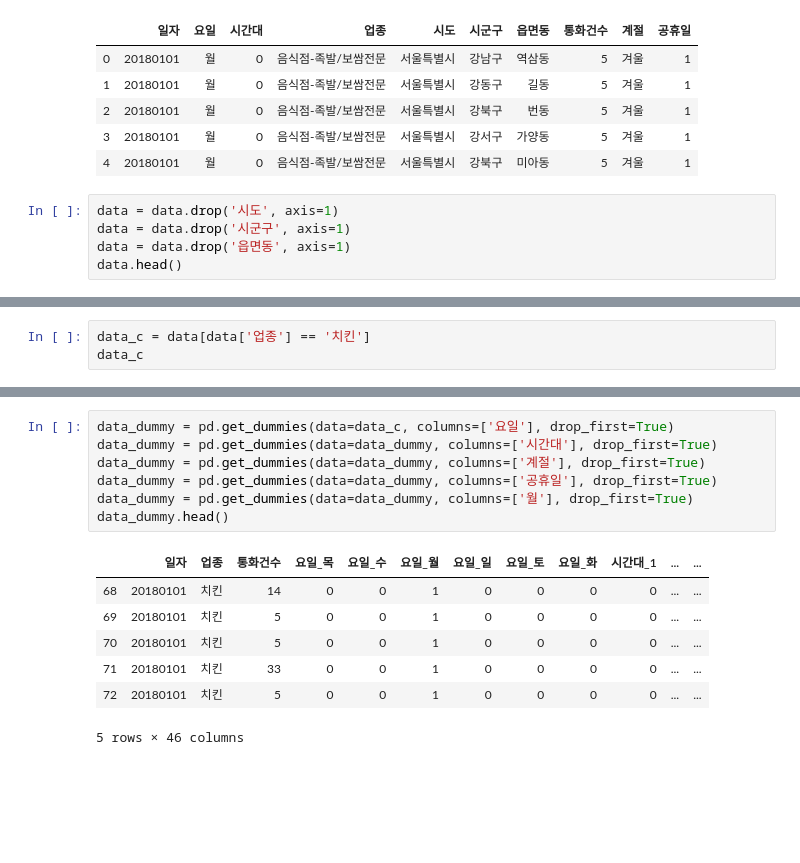
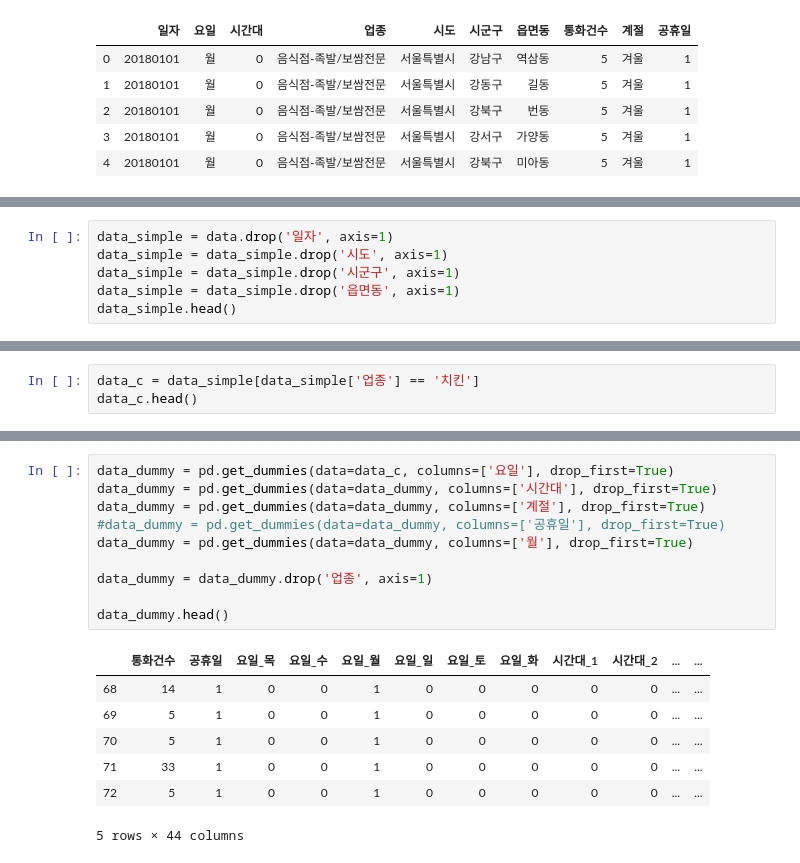
Before and after one commit to StarJins/python_regression, a Jupyter notebook: data 처리.ipynb, the cells around one changed output, grey strips where cells are left out. Cells and saved outputs as stored; diff of their text form; blank space fills up the shorter version.

```diff
--- a/data 처리.ipynb
+++ b/data 처리.ipynb
@@ -87,8 +82,3 @@ data.head()
 | 2 | 20180101 | 월 | 0 | 음식점-족발/보쌈전문 | 서울특별시 | 강북구 | 번동 | 5 | 겨울 | 1 |
 | 3 | 20180101 | 월 | 0 | 음식점-족발/보쌈전문 | 서울특별시 | 강서구 | 가양동 | 5 | 겨울 | 1 |
 | 4 | 20180101 | 월 | 0 | 음식점-족발/보쌈전문 | 서울특별시 | 강북구 | 미아동 | 5 | 겨울 | 1 |
-# %%
-data = data.drop('시도', axis=1)
-data = data.drop('시군구', axis=1)
-data = data.drop('읍면동', axis=1)
-data.head()
@@ -120,0 +104,6 @@ data.head()
+# %%
+data_simple = data.drop('일자', axis=1)
+data_simple = data_simple.drop('시도', axis=1)
+data_simple = data_simple.drop('시군구', axis=1)
+data_simple = data_simple.drop('읍면동', axis=1)
+data_simple.head()
@@ -121,4 +117,4 @@ data.head()
 # %%
-data_c = data[data['업종'] == '치킨']
-data_c
+data_c = data_simple[data_simple['업종'] == '치킨']
+data_c.head()
 # %% [output]
@@ -138,15 +156,18 @@ data_c
 # %%
 data_dummy = pd.get_dummies(data=data_c, columns=['요일'], drop_first=True)
 data_dummy = pd.get_dummies(data=data_dummy, columns=['시간대'], drop_first=True)
 data_dummy = pd.get_dummies(data=data_dummy, columns=['계절'], drop_first=True)
-data_dummy = pd.get_dummies(data=data_dummy, columns=['공휴일'], drop_first=True)
+#data_dummy = pd.get_dummies(data=data_dummy, columns=['공휴일'], drop_first=True)
 data_dummy = pd.get_dummies(data=data_dummy, columns=['월'], drop_first=True)
+
+data_dummy = data_dummy.drop('업종', axis=1)
+
 data_dummy.head()
 # %% [output]
-|  | 일자 | 업종 | 통화건수 | 요일_목 | 요일_수 | 요일_월 | 요일_일 | 요일_토 | 요일_화 | 시간대_1 | ... | ... |
-| 68 | 20180101 | 치킨 | 14 | 0 | 0 | 1 | 0 | 0 | 0 | 0 | ... | ... |
-| 69 | 20180101 | 치킨 | 5 | 0 | 0 | 1 | 0 | 0 | 0 | 0 | ... | ... |
-| 70 | 20180101 | 치킨 | 5 | 0 | 0 | 1 | 0 | 0 | 0 | 0 | ... | ... |
-| 71 | 20180101 | 치킨 | 33 | 0 | 0 | 1 | 0 | 0 | 0 | 0 | ... | ... |
-| 72 | 20180101 | 치킨 | 5 | 0 | 0 | 1 | 0 | 0 | 0 | 0 | ... | ... |
+|  | 통화건수 | 공휴일 | 요일_목 | 요일_수 | 요일_월 | 요일_일 | 요일_토 | 요일_화 | 시간대_1 | 시간대_2 | ... | ... |
+| 68 | 14 | 1 | 0 | 0 | 1 | 0 | 0 | 0 | 0 | 0 | ... | ... |
+| 69 | 5 | 1 | 0 | 0 | 1 | 0 | 0 | 0 | 0 | 0 | ... | ... |
+| 70 | 5 | 1 | 0 | 0 | 1 | 0 | 0 | 0 | 0 | 0 | ... | ... |
+| 71 | 33 | 1 | 0 | 0 | 1 | 0 | 0 | 0 | 0 | 0 | ... | ... |
+| 72 | 5 | 1 | 0 | 0 | 1 | 0 | 0 | 0 | 0 | 0 | ... | ... |
-5 rows × 46 columns
+5 rows × 44 columns
```
Also changed, not shown: parts of 15 cells of this notebook, 11 other files.
